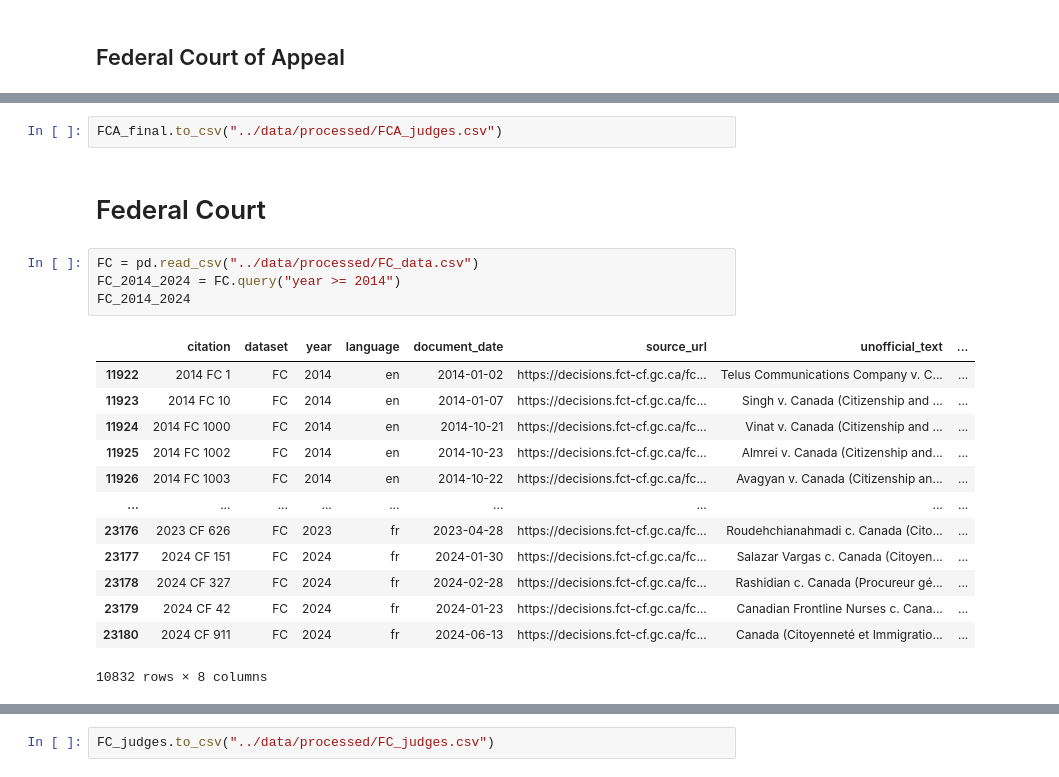
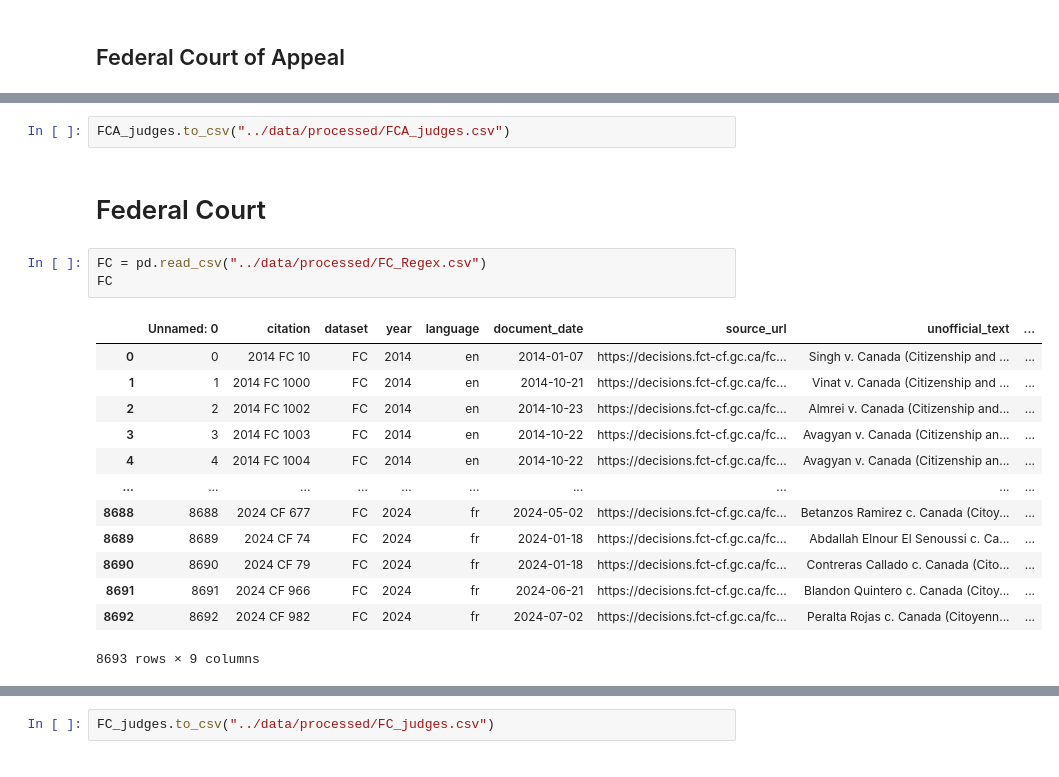
Before and after one commit to ismailbhinder/Public-Transparency-for-Immigration-Law-Canada, a Jupyter notebook: notebooks/extracting_judge_name.ipynb, the cells around one changed output, grey strips where cells are left out. Saved outputs shown, nothing was run; the diff lists cells and outputs as text.

```diff
--- a/notebooks/extracting_judge_name.ipynb
+++ b/notebooks/extracting_judge_name.ipynb
@@ -249,23 +241,22 @@ FCA_final
 # %%
-FCA_final.to_csv("../data/processed/FCA_judges.csv")
+FCA_judges.to_csv("../data/processed/FCA_judges.csv")
 # %% [markdown]
 # Federal Court
 # %%
-FC = pd.read_csv("../data/processed/FC_data.csv")
-FC_2014_2024 = FC.query("year >= 2014")
-FC_2014_2024
+FC = pd.read_csv("../data/processed/FC_Regex.csv")
+FC
 # %% [output]
-|  | citation | dataset | year | language | document_date | source_url | unofficial_text | ... |
-| 11922 | 2014 FC 1 | FC | 2014 | en | 2014-01-02 | https://decisions.fct-cf.gc.ca/fc... | Telus Communications Company v. C... | ... |
-| 11923 | 2014 FC 10 | FC | 2014 | en | 2014-01-07 | https://decisions.fct-cf.gc.ca/fc... | Singh v. Canada (Citizenship and ... | ... |
-| 11924 | 2014 FC 1000 | FC | 2014 | en | 2014-10-21 | https://decisions.fct-cf.gc.ca/fc... | Vinat v. Canada (Citizenship and ... | ... |
-| 11925 | 2014 FC 1002 | FC | 2014 | en | 2014-10-23 | https://decisions.fct-cf.gc.ca/fc... | Almrei v. Canada (Citizenship and... | ... |
-| 11926 | 2014 FC 1003 | FC | 2014 | en | 2014-10-22 | https://decisions.fct-cf.gc.ca/fc... | Avagyan v. Canada (Citizenship an... | ... |
-| ... | ... | ... | ... | ... | ... | ... | ... | ... |
-| 23176 | 2023 CF 626 | FC | 2023 | fr | 2023-04-28 | https://decisions.fct-cf.gc.ca/fc... | Roudehchianahmadi c. Canada (Cito... | ... |
-| 23177 | 2024 CF 151 | FC | 2024 | fr | 2024-01-30 | https://decisions.fct-cf.gc.ca/fc... | Salazar Vargas c. Canada (Citoyen... | ... |
-| 23178 | 2024 CF 327 | FC | 2024 | fr | 2024-02-28 | https://decisions.fct-cf.gc.ca/fc... | Rashidian c. Canada (Procureur gé... | ... |
-| 23179 | 2024 CF 42 | FC | 2024 | fr | 2024-01-23 | https://decisions.fct-cf.gc.ca/fc... | Canadian Frontline Nurses c. Cana... | ... |
-| 23180 | 2024 CF 911 | FC | 2024 | fr | 2024-06-13 | https://decisions.fct-cf.gc.ca/fc... | Canada (Citoyenneté et Immigratio... | ... |
+|  | Unnamed: 0 | citation | dataset | year | language | document_date | source_url | unofficial_text | ... |
+| 0 | 0 | 2014 FC 10 | FC | 2014 | en | 2014-01-07 | https://decisions.fct-cf.gc.ca/fc... | Singh v. Canada (Citizenship and ... | ... |
+| 1 | 1 | 2014 FC 1000 | FC | 2014 | en | 2014-10-21 | https://decisions.fct-cf.gc.ca/fc... | Vinat v. Canada (Citizenship and ... | ... |
+| 2 | 2 | 2014 FC 1002 | FC | 2014 | en | 2014-10-23 | https://decisions.fct-cf.gc.ca/fc... | Almrei v. Canada (Citizenship and... | ... |
+| 3 | 3 | 2014 FC 1003 | FC | 2014 | en | 2014-10-22 | https://decisions.fct-cf.gc.ca/fc... | Avagyan v. Canada (Citizenship an... | ... |
+| 4 | 4 | 2014 FC 1004 | FC | 2014 | en | 2014-10-22 | https://decisions.fct-cf.gc.ca/fc... | Avagyan v. Canada (Citizenship an... | ... |
+| ... | ... | ... | ... | ... | ... | ... | ... | ... | ... |
+| 8688 | 8688 | 2024 CF 677 | FC | 2024 | fr | 2024-05-02 | https://decisions.fct-cf.gc.ca/fc... | Betanzos Ramirez c. Canada (Citoy... | ... |
+| 8689 | 8689 | 2024 CF 74 | FC | 2024 | fr | 2024-01-18 | https://decisions.fct-cf.gc.ca/fc... | Abdallah Elnour El Senoussi c. Ca... | ... |
+| 8690 | 8690 | 2024 CF 79 | FC | 2024 | fr | 2024-01-18 | https://decisions.fct-cf.gc.ca/fc... | Contreras Callado c. Canada (Cito... | ... |
+| 8691 | 8691 | 2024 CF 966 | FC | 2024 | fr | 2024-06-21 | https://decisions.fct-cf.gc.ca/fc... | Blandon Quintero c. Canada (Citoy... | ... |
+| 8692 | 8692 | 2024 CF 982 | FC | 2024 | fr | 2024-07-02 | https://decisions.fct-cf.gc.ca/fc... | Peralta Rojas c. Canada (Citoyenn... | ... |
-10832 rows × 8 columns
+8693 rows × 9 columns
 # %%
```
Also changed, not shown: parts of 15 cells of this notebook, 2 other files.
